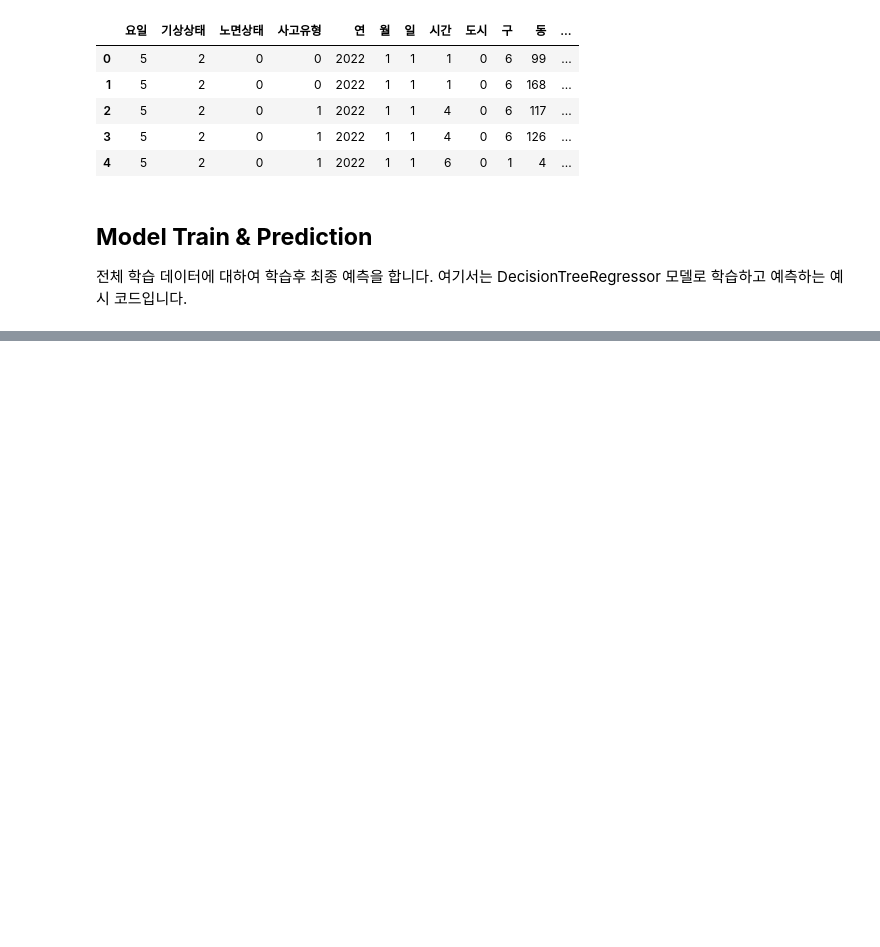
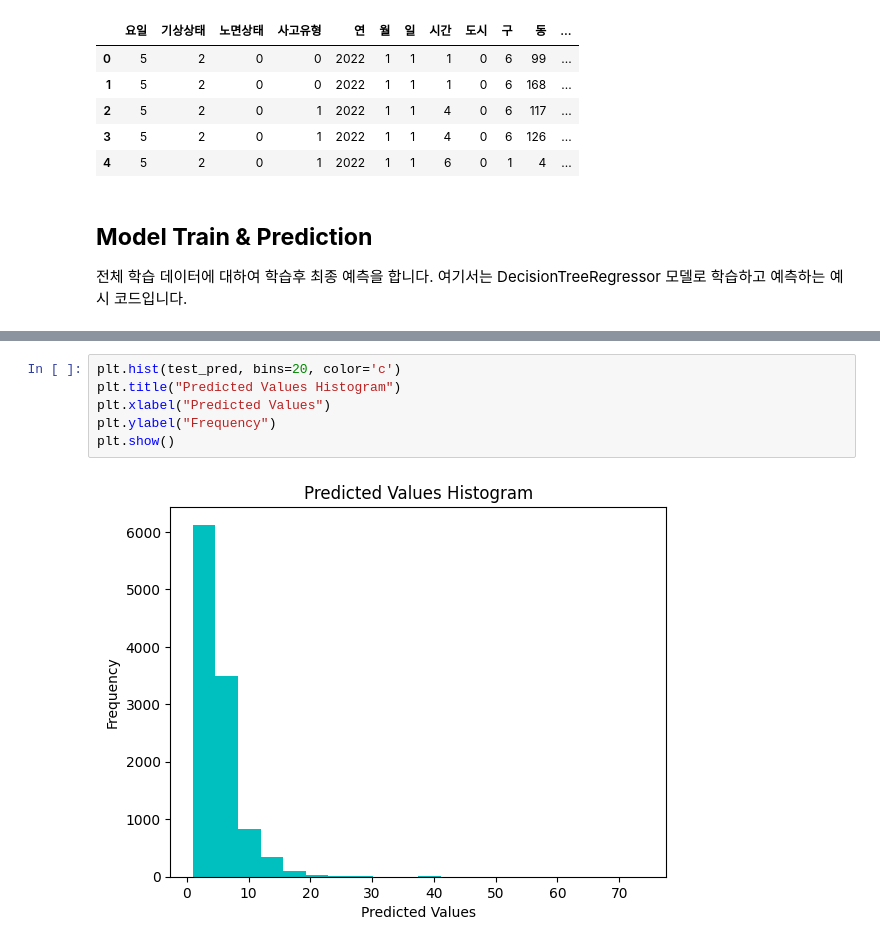
Before and after one commit to troymerai/AccidentPrediction, a Jupyter notebook: prediction/baseline.ipynb, the cells around one changed output, grey strips where cells are left out. Saved outputs shown, nothing was run; the diff lists cells and outputs as text; blank space fills up the shorter version.

```diff
--- a/prediction/baseline.ipynb
+++ b/prediction/baseline.ipynb
@@ -248,0 +235,8 @@ baseline_submission.to_csv('baseline_submit.csv', index=False)
+# %%
+plt.hist(test_pred, bins=20, color='c')
+plt.title("Predicted Values Histogram")
+plt.xlabel("Predicted Values")
+plt.ylabel("Frequency")
+plt.show()
+# %% [output]
+[figure, added]
```
Also changed, not shown: parts of 12 cells of this notebook.
